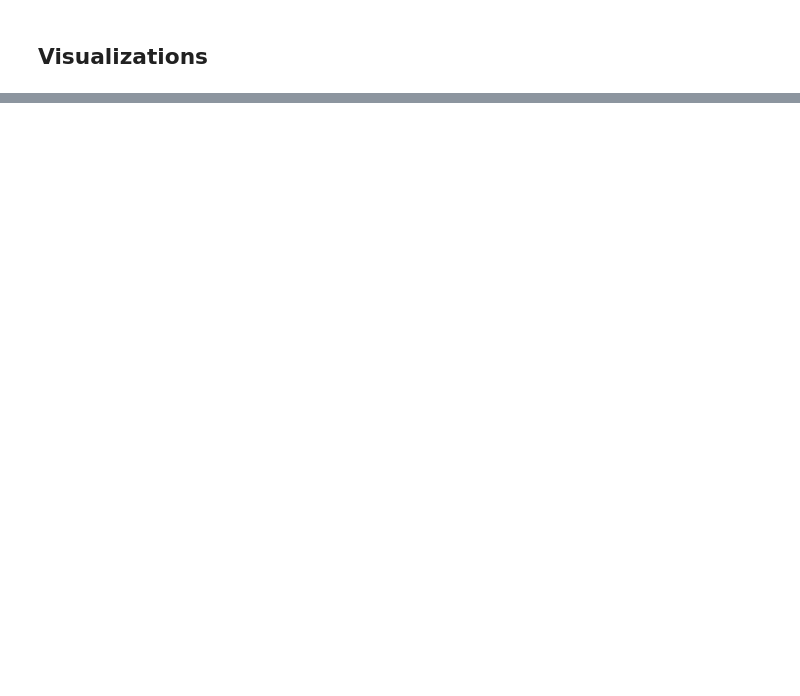
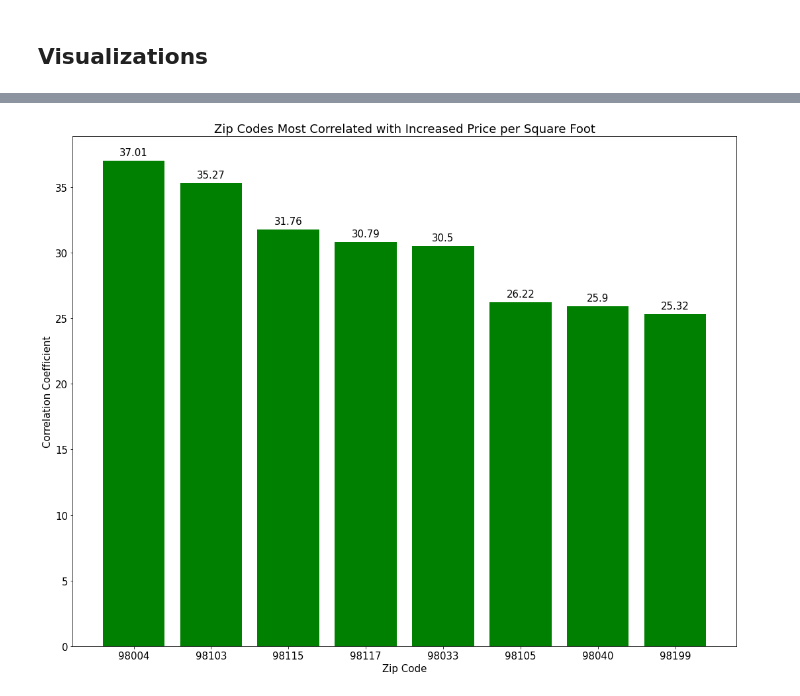
Before and after one commit to ThomasHChapman/P2-SeattleHousing, a Jupyter notebook: working_notebooks/tom_working.ipynb, the cells around one changed output, grey strips where cells are left out. Drawn from its saved outputs; the diff is of its cells as text; code cells hidden in the pictures; blank space fills up the shorter version.

```diff
--- a/working_notebooks/tom_working.ipynb
+++ b/working_notebooks/tom_working.ipynb
@@ -760,0 +617,8 @@ price_labels
+# %%
+# Create dataframe of correlation coefficients from Final Model.
+regressor = LinearRegression()
+regressor.fit(X_train_const, y_train)
+model_coefficients = regressor.coef_.reshape(-1,1)
+feature_names = X_train_const.columns
+coefficients_df = pd.DataFrame(data = model_coefficients, index = feature_names, columns = ['Coefficient value'])
+coefficients_df2 = coefficients_df.sort_values(by='Coefficient value', ascending=False).head(25)
@@ -760,0 +642,6 @@ price_labels
+# %%
+# Create dataframe of mean data for zip codes with the eight highest correlation coefficients
+simple_means = simple_housing.groupby('zipcode').mean()
+target_codes = [98004, 98103, 98115, 98117, 98033, 98105, 98040, 98199]
+viz_zips = simple_means.loc[target_codes].reset_index()
+viz_zips.head()
@@ -785,0 +685,29 @@ plt.savefig('../images/mean_psft_zip', dpi=500)
+# %%
+# Create x and y axis label data
+zip_labels = list(viz_zips['zipcode'].apply(str))
+viz_coef = coefficients_df2['Coefficient value'].head(8).round(2).to_list()
+
+
+plt.rcParams.update({'font.size': 15});
+x = np.arange(len(zip_labels))
+width = 0.35
+
+fig, ax = plt.subplots(figsize=(15,12))
+
+ax.set_ylabel('Correlation Coefficient')
+ax.set_xlabel('Zip Code')
+ax.set_title('Zip Codes Most Correlated with Increased Price per Square Foot')
+ax.set_xticks(x)
+ax.set_xticklabels(zip_labels)
+
+pps = ax.bar(zip_labels, viz_coef, color='green')
+for p in pps:
+   height = p.get_height()
+   ax.annotate('{}'.format(height),
+      xy=(p.get_x() + p.get_width() / 2, height),
+      xytext=(0, 5), # 3 points vertical offset
+      textcoords="offset points",
+      ha='center', va='bottom')
+plt.tight_layout()
+# %% [output]
+[figure, added]
```
Also changed, not shown: parts of 68 cells of this notebook.
